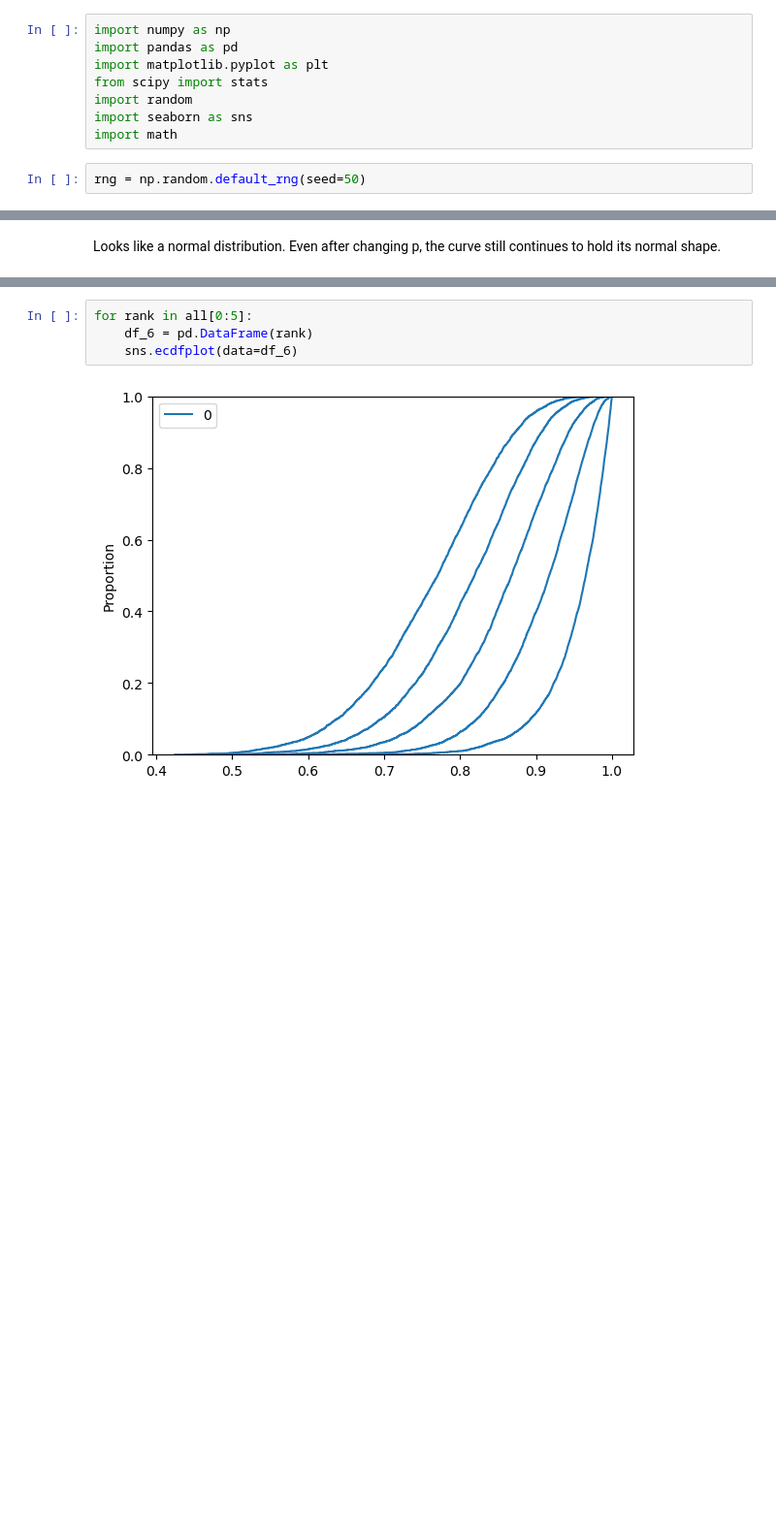
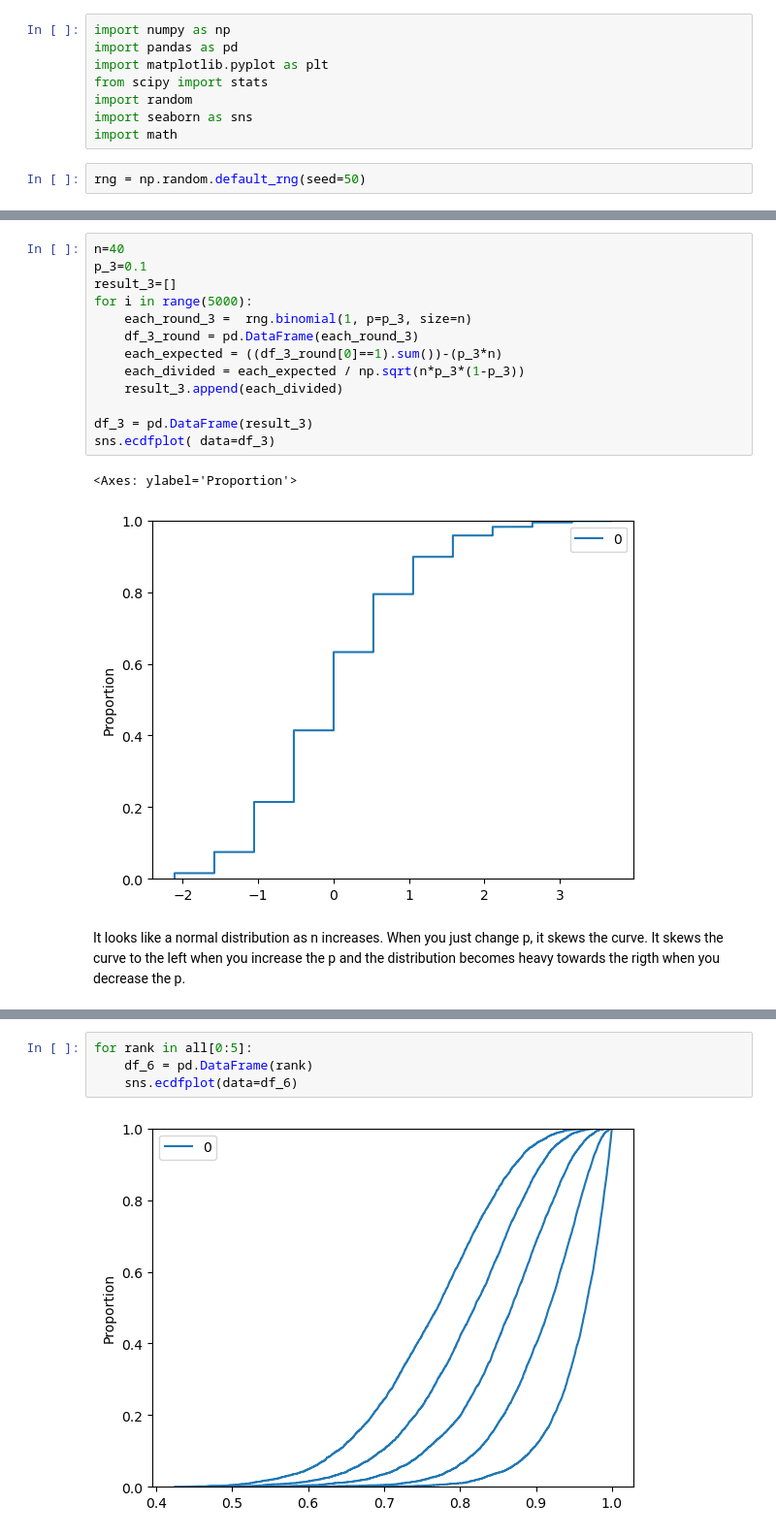
Before and after one commit to sayuri005/uu_categorical_and_numeric, a Jupyter notebook: thursday_lab/lab4.ipynb, the cells around one changed output, grey strips where cells are left out. Shown at 97% size. Saved outputs shown, nothing was run; the diff lists cells and outputs as text; blank space fills up the shorter version.

```diff
--- a/thursday_lab/lab4.ipynb
+++ b/thursday_lab/lab4.ipynb
@@ -83,4 +106,20 @@ sns.ecdfplot( data=df_3)
+# %%
+n=40
+p_3=0.1
+result_3=[]
+for i in range(5000):
+    each_round_3 =  rng.binomial(1, p=p_3, size=n)
+    df_3_round = pd.DataFrame(each_round_3)
+    each_expected = ((df_3_round[0]==1).sum())-(p_3*n)
+    each_divided = each_expected / np.sqrt(n*p_3*(1-p_3))
+    result_3.append(each_divided)
+
+df_3 = pd.DataFrame(result_3)
+sns.ecdfplot( data=df_3)
+# %% [output]
+<Axes: ylabel='Proportion'>
+[figure, added]
 # %% [markdown]
-Looks like a normal distribution. Even after changing p, the curve still continues to hold its normal shape.
+It looks like a normal distribution as n increases. When you just change p, it skews the curve. It skews the curve to the left when you increase the p and the distribution becomes heavy towards the rigth when you decrease the p.
 # %%
 #5
```
Also changed, not shown: parts of 10 cells of this notebook, 1 other file.
